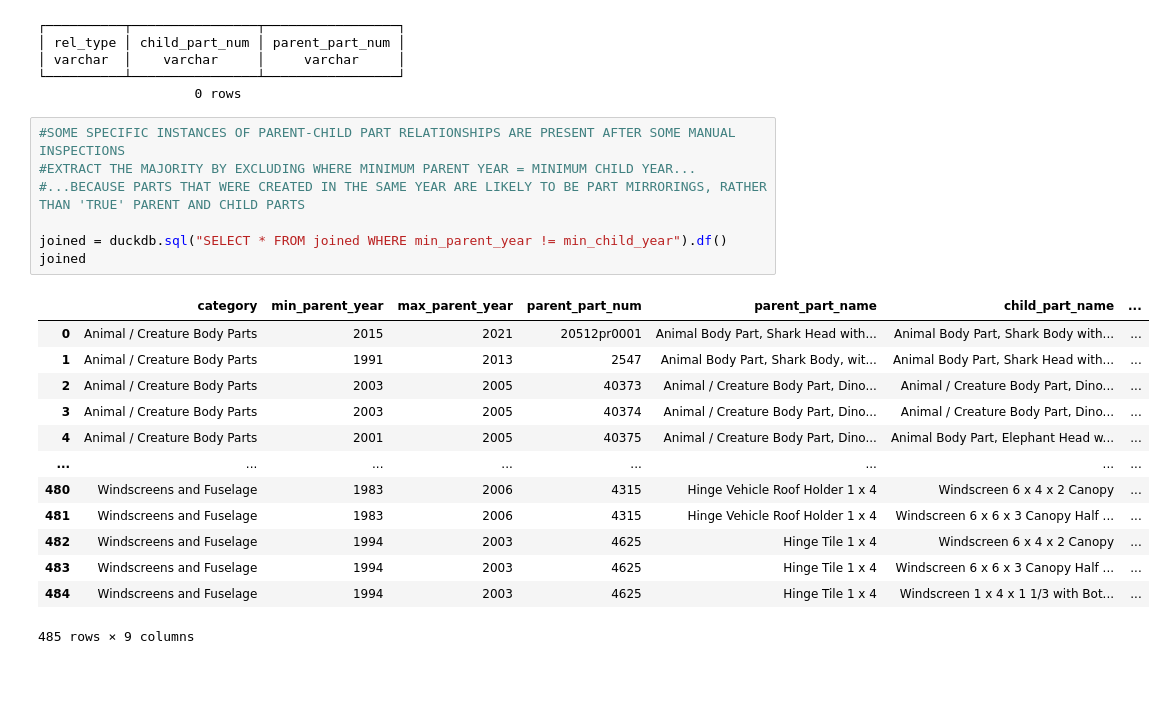
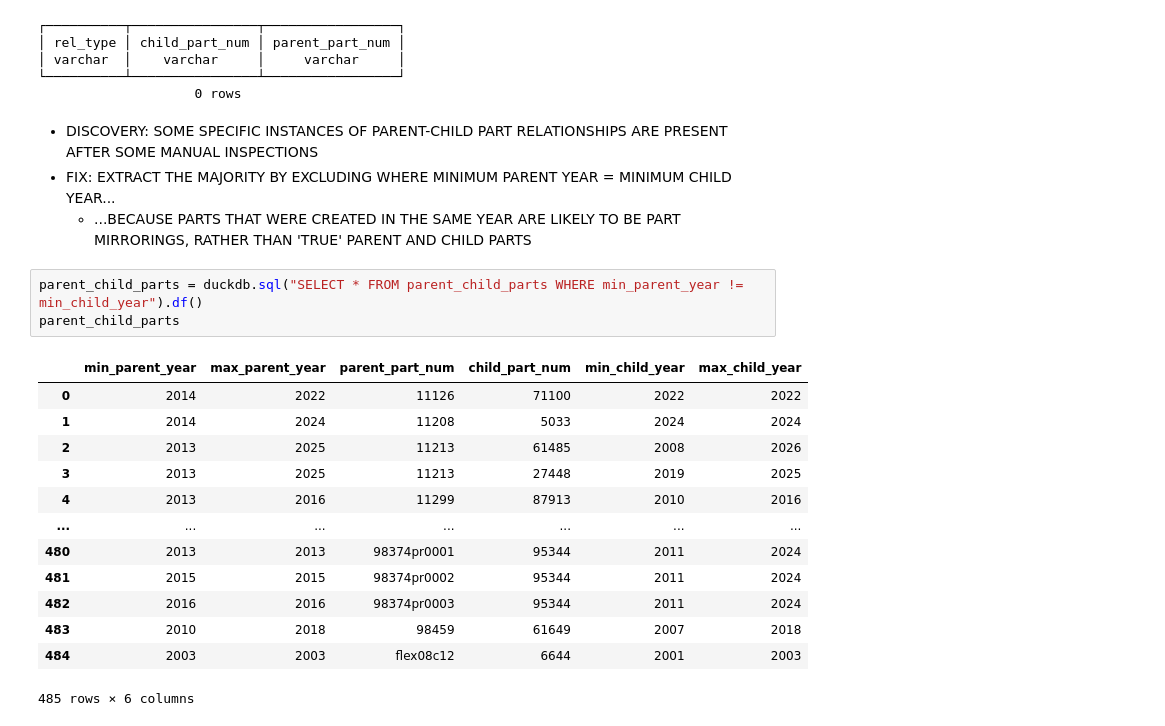
Before and after one commit to r4y856/Lego-Parts-Analysis, a Jupyter notebook: data_analysis_1.ipynb, the cells around one changed output. Cells and saved outputs as stored; diff of their text form; blank space fills up the shorter version.

```diff
--- a/data_analysis_1.ipynb
+++ b/data_analysis_1.ipynb
@@ -118,24 +107,24 @@ mydf
 │ varchar  │    varchar     │     varchar     │
 └──────────┴────────────────┴─────────────────┘
                     0 rows
+# %% [markdown]
+- DISCOVERY: SOME SPECIFIC INSTANCES OF PARENT-CHILD PART RELATIONSHIPS ARE PRESENT AFTER SOME MANUAL INSPECTIONS
+- FIX: EXTRACT THE MAJORITY BY EXCLUDING WHERE MINIMUM PARENT YEAR = MINIMUM CHILD YEAR...
+    - ...BECAUSE PARTS THAT WERE CREATED IN THE SAME YEAR ARE LIKELY TO BE PART MIRRORINGS, RATHER THAN 'TRUE' PARENT AND CHILD PARTS
 # %%
-#SOME SPECIFIC INSTANCES OF PARENT-CHILD PART RELATIONSHIPS ARE PRESENT AFTER SOME MANUAL INSPECTIONS
-#EXTRACT THE MAJORITY BY EXCLUDING WHERE MINIMUM PARENT YEAR = MINIMUM CHILD YEAR...
-#...BECAUSE PARTS THAT WERE CREATED IN THE SAME YEAR ARE LIKELY TO BE PART MIRRORINGS, RATHER THAN 'TRUE' PARENT AND CHILD PARTS
-
-joined = duckdb.sql("SELECT * FROM joined WHERE min_parent_year != min_child_year").df()
-joined
+parent_child_parts = duckdb.sql("SELECT * FROM parent_child_parts WHERE min_parent_year != min_child_year").df()
+parent_child_parts
 # %% [output]
-|  | category | min_parent_year | max_parent_year | parent_part_num | parent_part_name | child_part_name | ... |
-| 0 | Animal / Creature Body Parts | 2015 | 2021 | 20512pr0001 | Animal Body Part, Shark Head with... | Animal Body Part, Shark Body with... | ... |
-| 1 | Animal / Creature Body Parts | 1991 | 2013 | 2547 | Animal Body Part, Shark Body, wit... | Animal Body Part, Shark Head with... | ... |
-| 2 | Animal / Creature Body Parts | 2003 | 2005 | 40373 | Animal / Creature Body Part, Dino... | Animal / Creature Body Part, Dino... | ... |
-| 3 | Animal / Creature Body Parts | 2003 | 2005 | 40374 | Animal / Creature Body Part, Dino... | Animal / Creature Body Part, Dino... | ... |
-| 4 | Animal / Creature Body Parts | 2001 | 2005 | 40375 | Animal / Creature Body Part, Dino... | Animal Body Part, Elephant Head w... | ... |
-| ... | ... | ... | ... | ... | ... | ... | ... |
-| 480 | Windscreens and Fuselage | 1983 | 2006 | 4315 | Hinge Vehicle Roof Holder 1 x 4 | Windscreen 6 x 4 x 2 Canopy | ... |
-| 481 | Windscreens and Fuselage | 1983 | 2006 | 4315 | Hinge Vehicle Roof Holder 1 x 4 | Windscreen 6 x 6 x 3 Canopy Half ... | ... |
-| 482 | Windscreens and Fuselage | 1994 | 2003 | 4625 | Hinge Tile 1 x 4 | Windscreen 6 x 4 x 2 Canopy | ... |
-| 483 | Windscreens and Fuselage | 1994 | 2003 | 4625 | Hinge Tile 1 x 4 | Windscreen 6 x 6 x 3 Canopy Half ... | ... |
-| 484 | Windscreens and Fuselage | 1994 | 2003 | 4625 | Hinge Tile 1 x 4 | Windscreen 1 x 4 x 1 1/3 with Bot... | ... |
+|  | min_parent_year | max_parent_year | parent_part_num | child_part_num | min_child_year | max_child_year |
+| 0 | 2014 | 2022 | 11126 | 71100 | 2022 | 2022 |
+| 1 | 2014 | 2024 | 11208 | 5033 | 2024 | 2024 |
+| 2 | 2013 | 2025 | 11213 | 61485 | 2008 | 2026 |
+| 3 | 2013 | 2025 | 11213 | 27448 | 2019 | 2025 |
+| 4 | 2013 | 2016 | 11299 | 87913 | 2010 | 2016 |
+| ... | ... | ... | ... | ... | ... | ... |
+| 480 | 2013 | 2013 | 98374pr0001 | 95344 | 2011 | 2024 |
+| 481 | 2015 | 2015 | 98374pr0002 | 95344 | 2011 | 2024 |
+| 482 | 2016 | 2016 | 98374pr0003 | 95344 | 2011 | 2024 |
+| 483 | 2010 | 2018 | 98459 | 61649 | 2007 | 2018 |
+| 484 | 2003 | 2003 | flex08c12 | 6644 | 2001 | 2003 |
-485 rows × 9 columns
+485 rows × 6 columns
```
Also changed, not shown: parts of 10 cells of this notebook.
